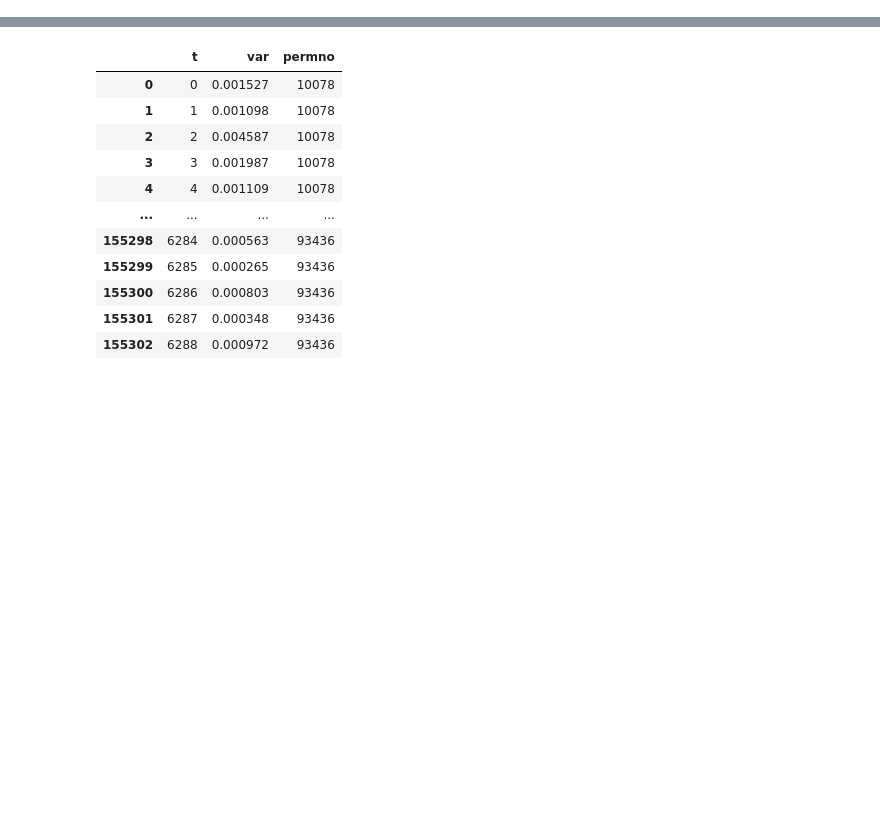
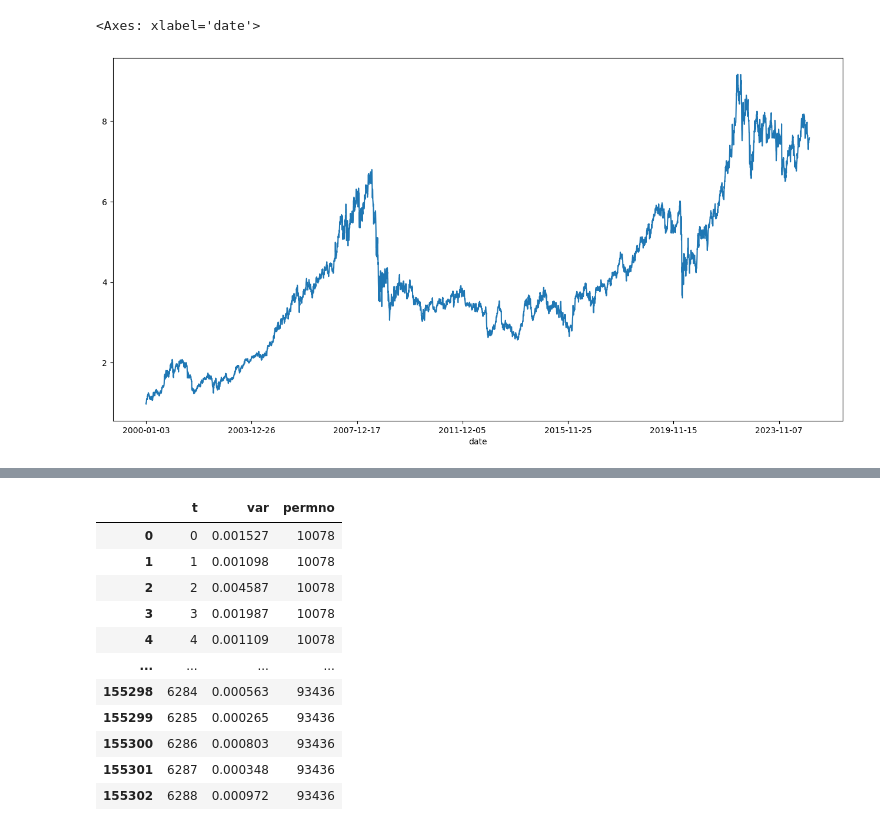
Before and after one commit to FedericoCortesi/finNN_code, a Jupyter notebook: src/pipeline/pipeline_test.ipynb, the cells around one changed output, grey strips where cells are left out. Drawn from its saved outputs; the diff is of its cells as text; code cells hidden in the pictures; blank space fills up the shorter version.

```diff
--- a/src/pipeline/pipeline_test.ipynb
+++ b/src/pipeline/pipeline_test.ipynb
@@ -13,3 +16,7 @@ from utils.paths import CONFIG_DIR, SP500COPY_PATH, SP500_PATH
 # %%
 df_sp = pd.read_parquet(SP500_PATH)
+df_sp[df_sp["permno"]==21776].set_index("date")["ret"].apply(lambda x: 1+x).cumprod().plot(kind="line", figsize=(16,8))
+# %% [output]
+<Axes: xlabel='date'>
+[figure, added]
 # %%
```
Also changed, not shown: parts of 11 cells of this notebook, 4 other files.
